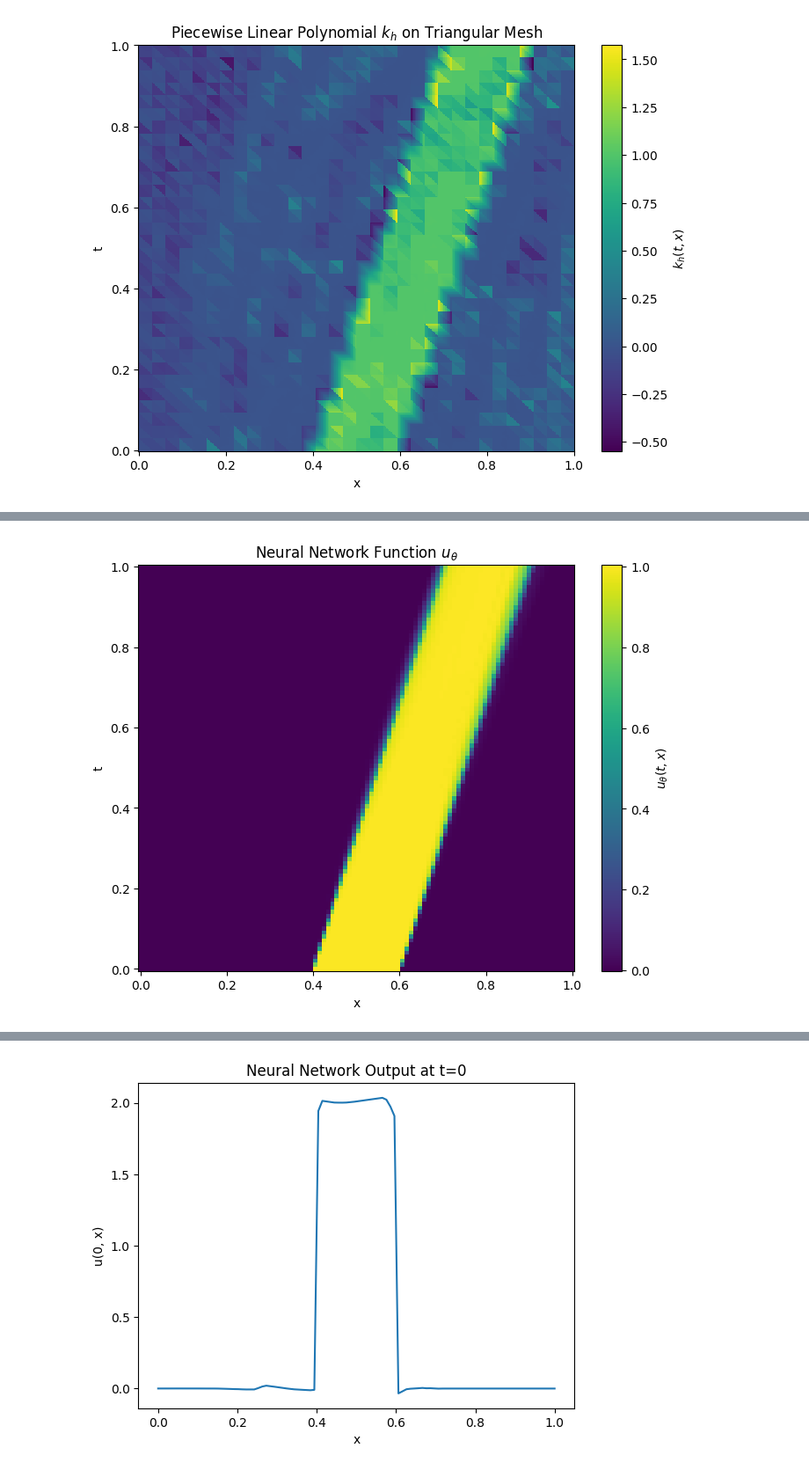
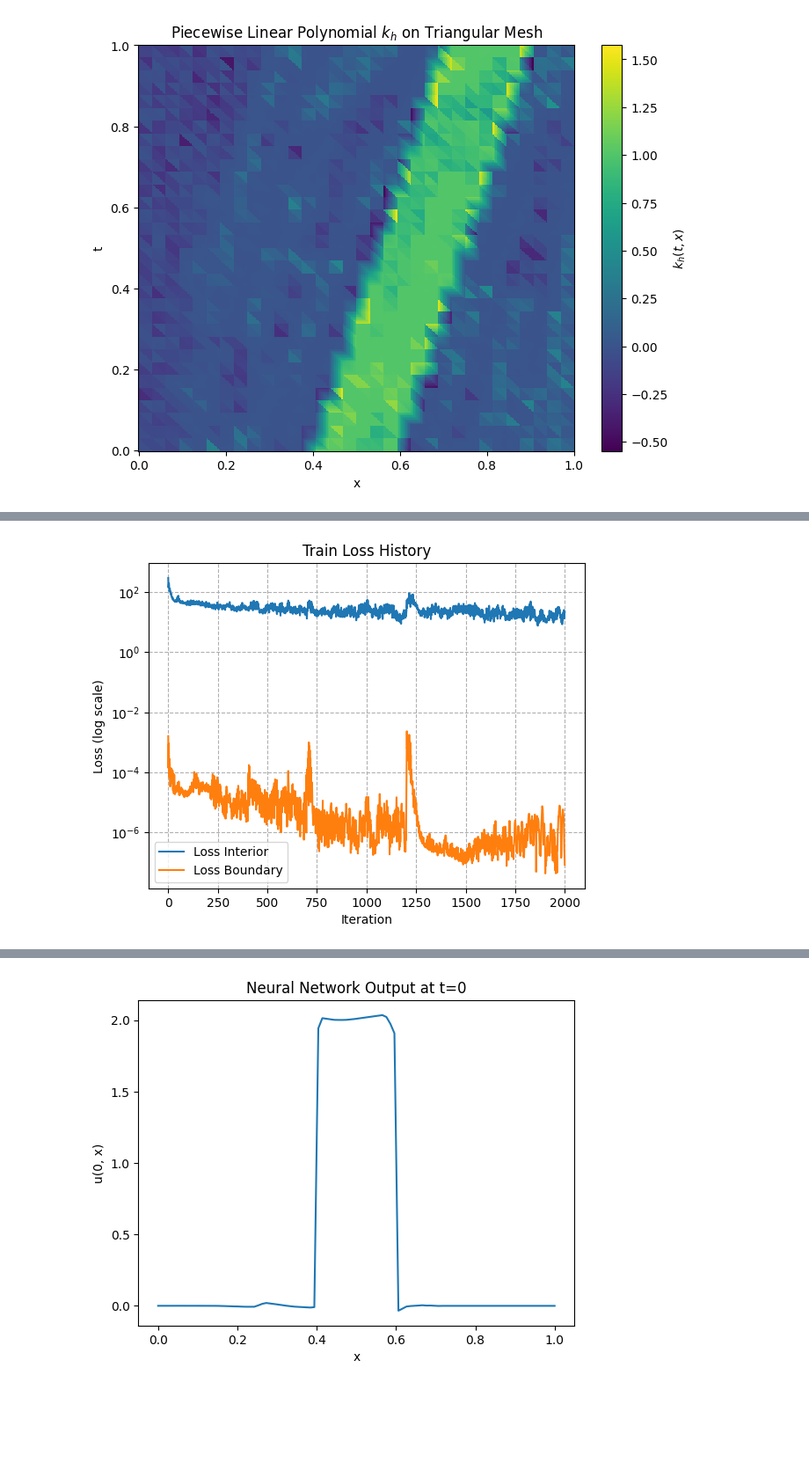
Before and after one commit to HaoLi-HL/NN-HCL, a Jupyter notebook: Code/HCL_1D_triangle_mesh.ipynb, the cells around one changed output, grey strips where cells are left out. Shown at 88% size. Cells and saved outputs as stored; diff of their text form; code cells hidden in the pictures; blank space fills up the shorter version.

```diff
--- a/Code/HCL_1D_triangle_mesh.ipynb
+++ b/Code/HCL_1D_triangle_mesh.ipynb
@@ -26,7 +26,7 @@ def pytree_l2_norm(pytree):
 # Optimizer Class
 class MinMaxOptProb:
     def __init__(self, N_t=10, N_x=10, lr_theta=0.01, hidden_dims=(64, 64, 64), seed=0, sigma=0.1, N_perturb=5000, N_bc=100,
-                 u0=None, u1=None, u2=None, lambda_bc_static=0.99, nu=0.001):
+                 u0=None, u1=None, u2=None, lambda_bc_static=0.99, nu=0.001, alpha_p_coeffs=0):
         self.pwp = PiecewiseLinearPolynomials(N_t, N_x)
         self.lr_theta = lr_theta
         self.model = MLP(hidden_dims=hidden_dims)
@@ -52,6 +52,7 @@ class MinMaxOptProb:
         self.lambda_bc = 1.0  # Renamed to avoid confusion with lambda_bc
         self.lambda_r = 1.0
         self.alpha = 0.9  # Moving average parameter
+        self.alpha_p_coeffs = alpha_p_coeffs # Moving average parameter for k_h
 
     def compute_res_visc(self, u_quad, u_t, u_x, u_xx):
         # return u_t + u_quad * u_x - self.nu*u_xx
@@ -337,7 +338,7 @@ class MinMaxOptProb:
 
 
 
-    def train_step(self, iter):
+    def train_step(self, iter, moving_avg=True):
         if iter % 200 == 0:
             self.update_adaptive_weights(self.params, self.pwp.coeffs, phase='train')
             print(f"Iteration {iter}, lambda_ic: {self.lambda_ic:.8f}, lambda_bc: {self.lambda_bc:.8f}, lambda_r: {self.lambda_r:.8f}.")
@@ -354,7 +355,9 @@ class MinMaxOptProb:
         # maximize_kh_vec = self.maximize_kh_vec
         if iter % 1 == 0:
             print(f"Iteration {iter}, before maximize k_h, loss: {self.compute_loss_opt_utheta_int(self.params, self.pwp.coeffs):.8f}, {self.compute_loss_opt_utheta_bc(self.params):.8f}.")
-        self.pwp.coeffs, self.key = maximize_kh_vec(self.params, self.key)
+        hat_coeffs, self.key = maximize_kh_vec(self.params, self.key)
+        # Moving average for self.pwp.coeffs
+        self.pwp.coeffs = self.alpha_p_coeffs * self.pwp.coeffs + (1 - self.alpha_p_coeffs) * hat_coeffs
         if iter % 1 == 0:
             print(f"Iteration {iter}, after maximize k_h, loss: {self.compute_loss_opt_utheta_int(self.params, self.pwp.coeffs):.8f}, {self.compute_loss_opt_utheta_bc(self.params):.8f}.")
         # return self.compute_loss_opt_utheta(self.params)
@@ -571,4 +576,4 @@ Iteration 424, after maximize k_h, loss: 28.38752937, 0.00004487.
 # %%
-plot_u_theta(optProb.model, optProb.params, M_t=100, M_x=100)  # Plot after train
+plot_loss_history(optProb.loss_int_history, optProb.loss_bc_history, 'Train Loss History')
 # %% [output]
-[figure, old version]
+[figure, new version]
```
Also changed, not shown: parts of 3 cells of this notebook.
